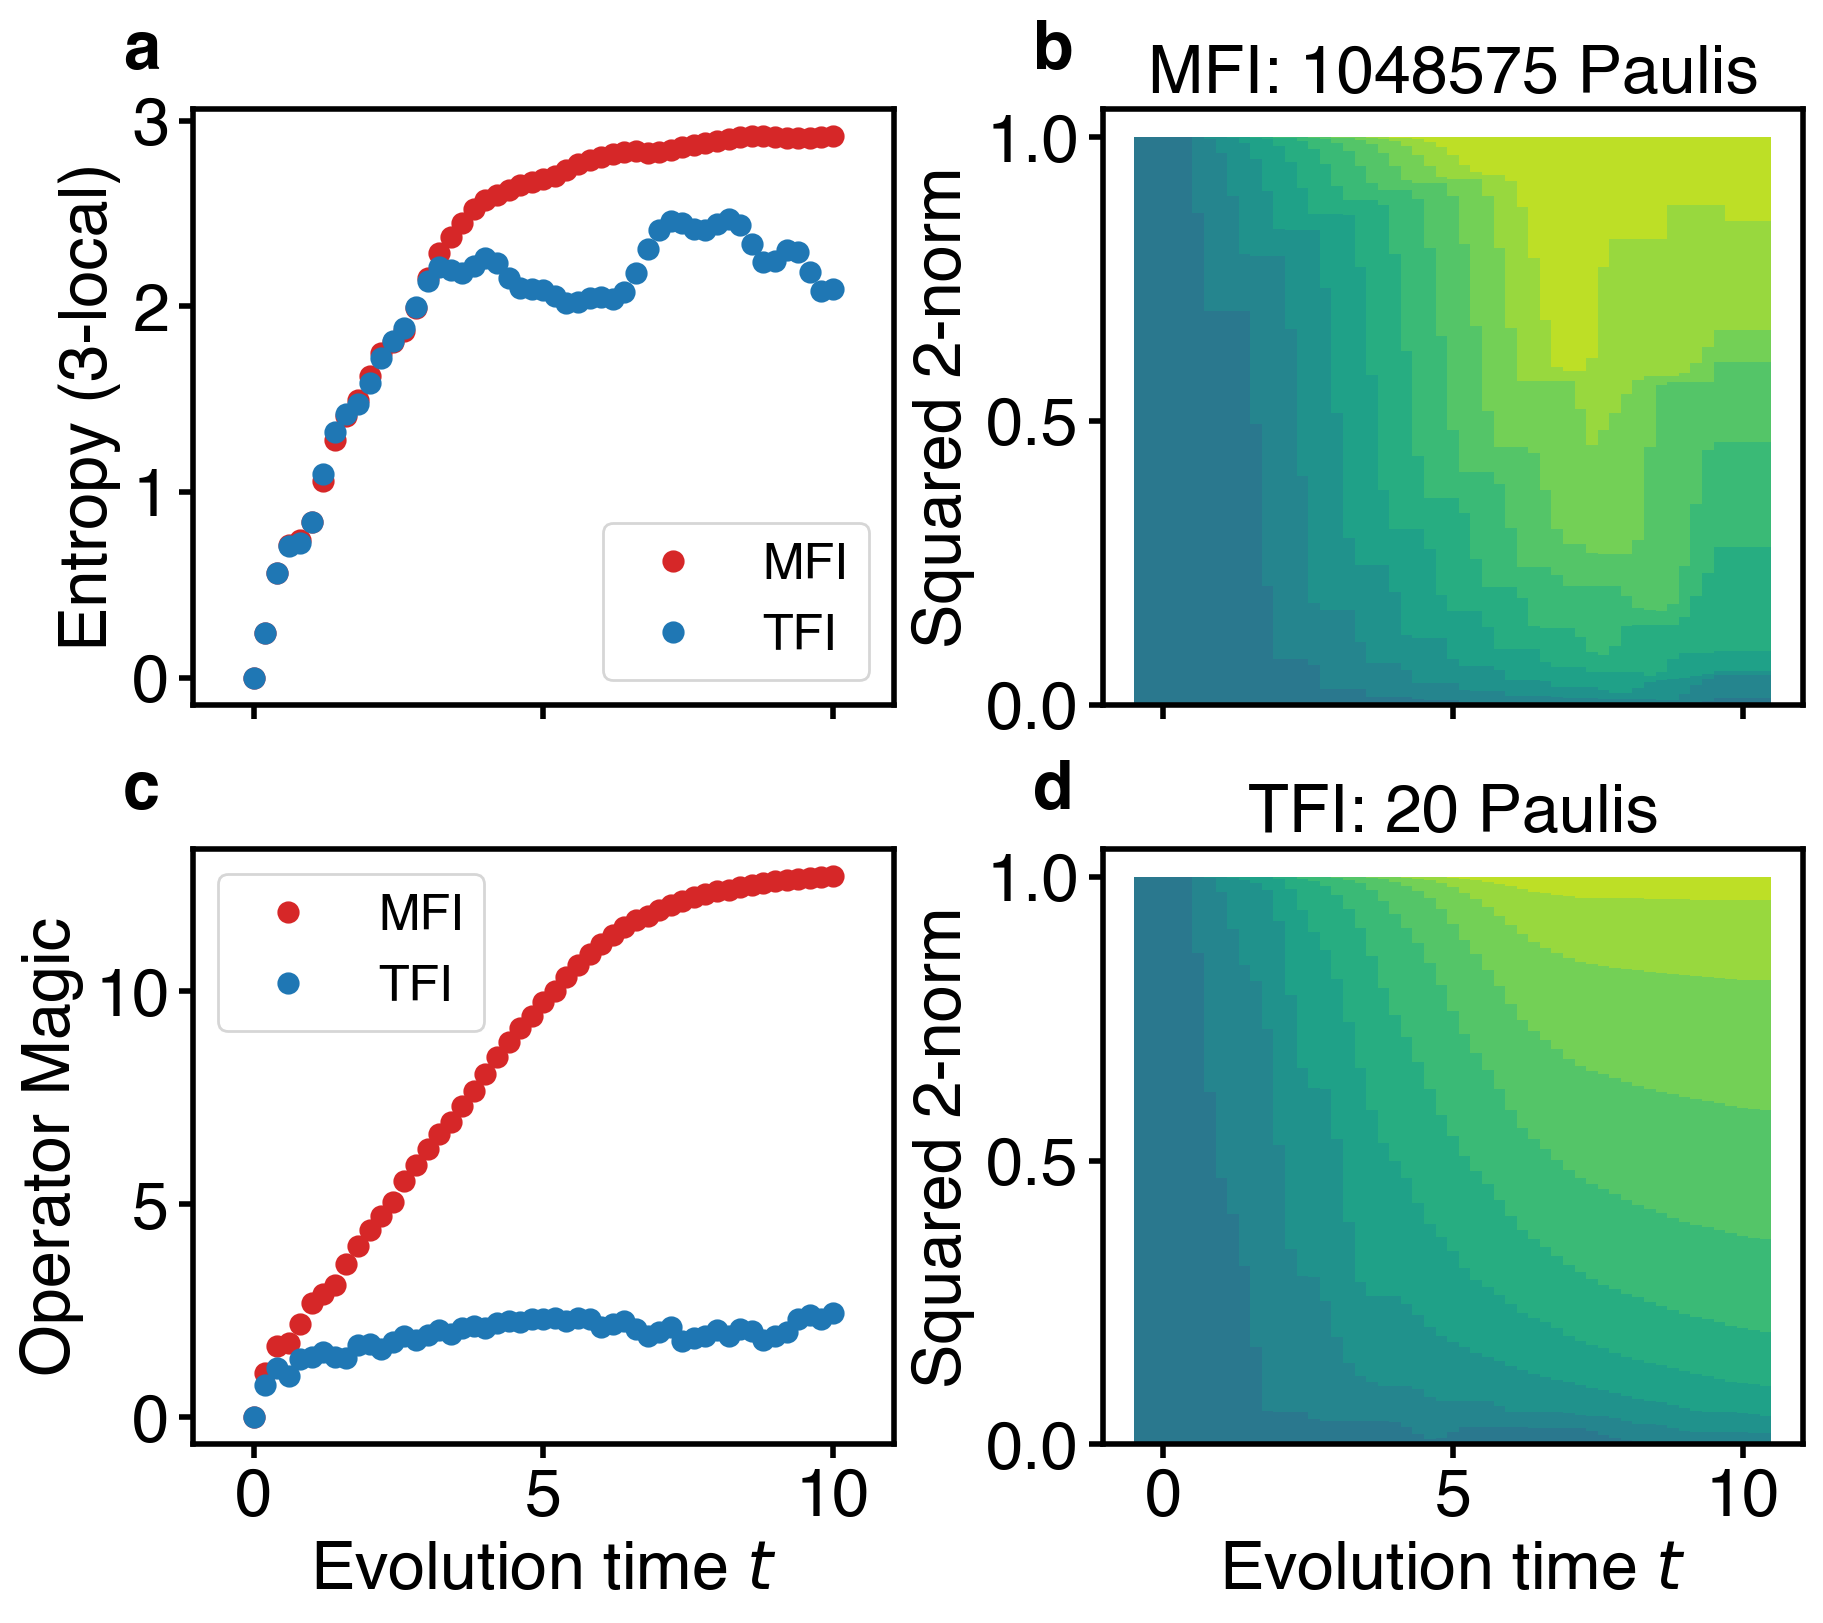
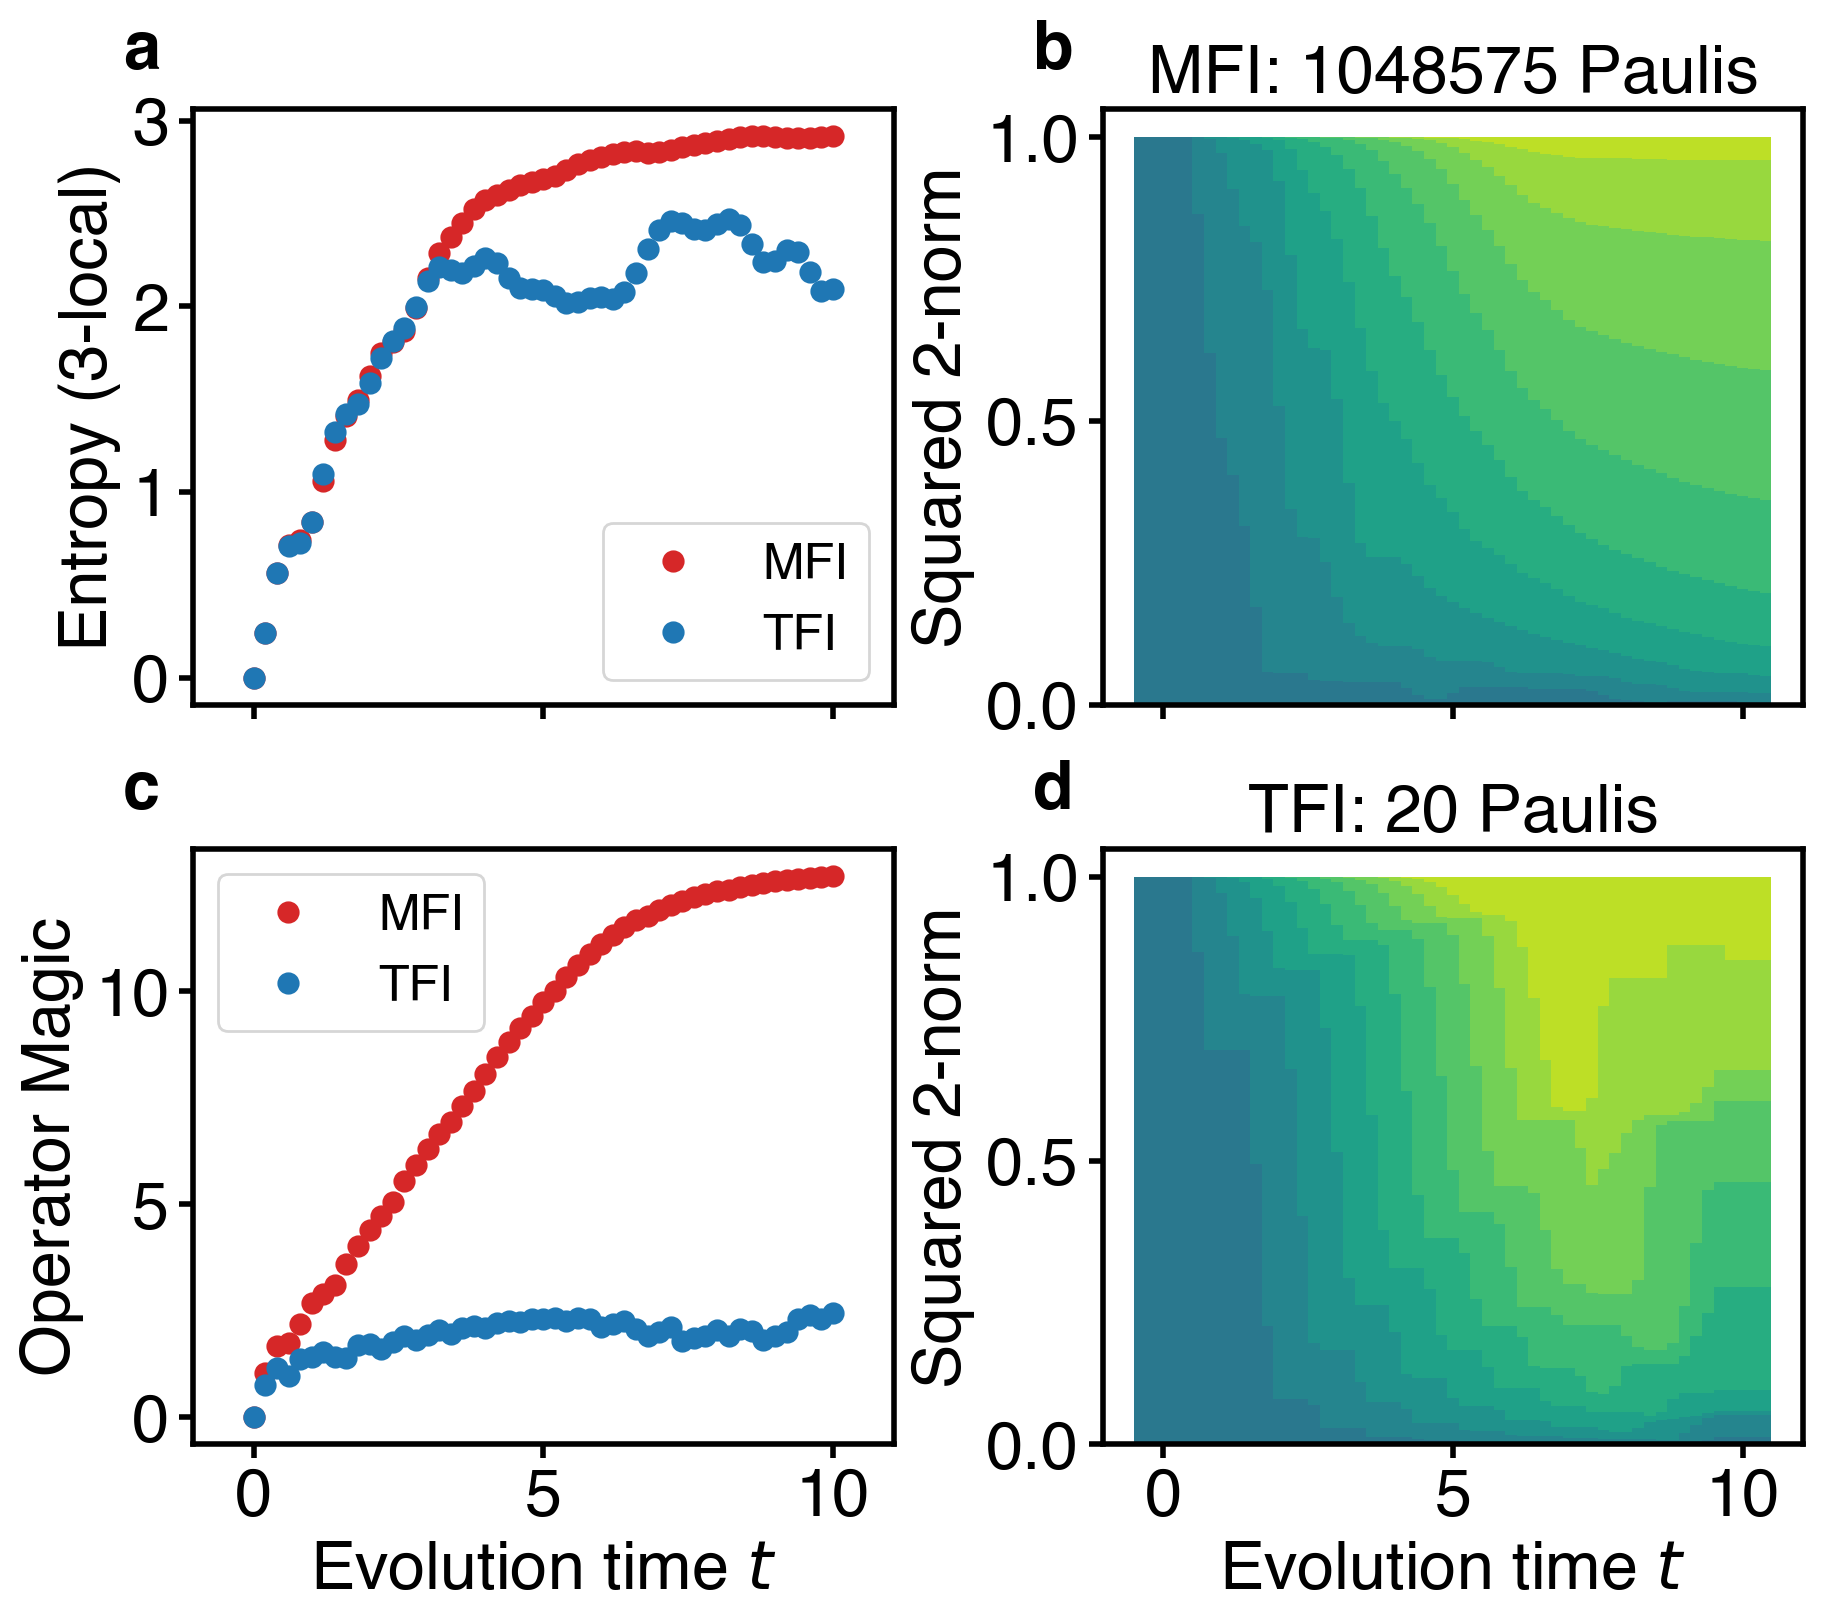
The notebook cell's code change between the first figure and the second:
--- before
+++ after
@@ -5,6 +5,6 @@
     qmfi_norm2_distr = [sum(qmfi_norm_weight_steps[i][:w]) for i in range(len(t_list))]
     qtfi_norm2_distr = [sum(qtfi_norm_weight_steps[i][:w]) for i in range(len(t_list))]
-    bars = axes[0,1].bar(t_list, qtfi_norm2_distr, 1, color=colors[w-1], label=f'w<={w}')
-    bars = axes[1,1].bar(t_list, qmfi_norm2_distr, 1, color=colors[w-1], label=f'w<={w}')
+    bars = axes[0,1].bar(t_list, qmfi_norm2_distr, 1, color=colors[w-1], label=f'w<={w}')
+    bars = axes[1,1].bar(t_list, qtfi_norm2_distr, 1, color=colors[w-1], label=f'w<={w}')
 axes[0,1].set_ylabel(r'Squared 2-norm'); 
 axes[0,1].set_title(f'MFI: {qmfi_sim.evo_obs[-1].size()} Paulis') 

Commit: OTOC